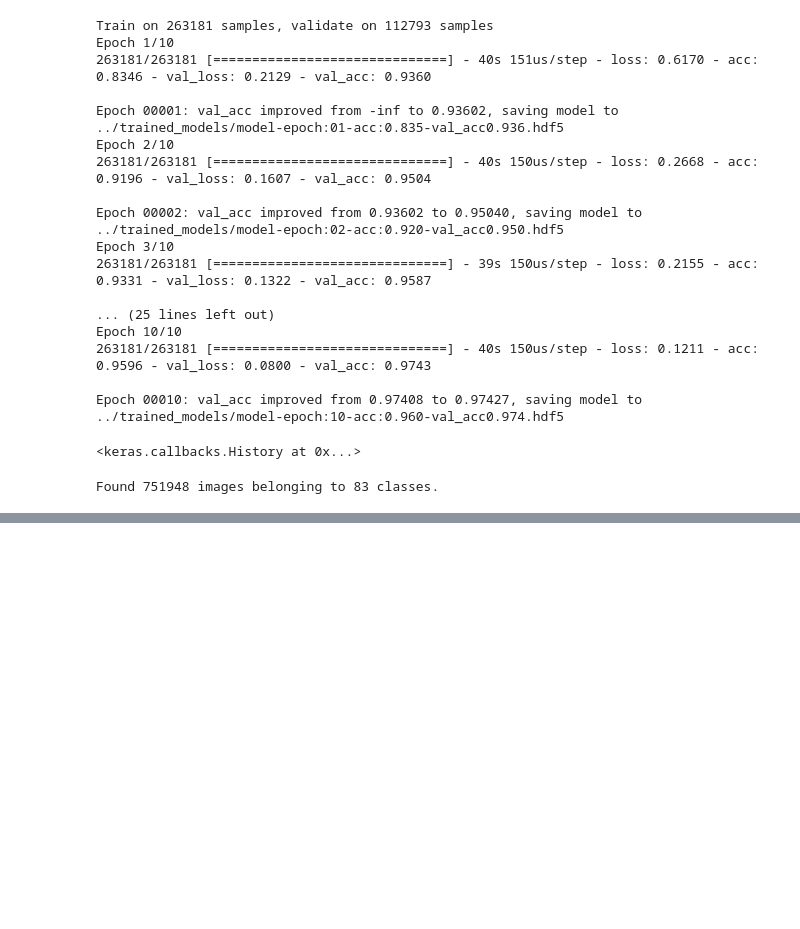
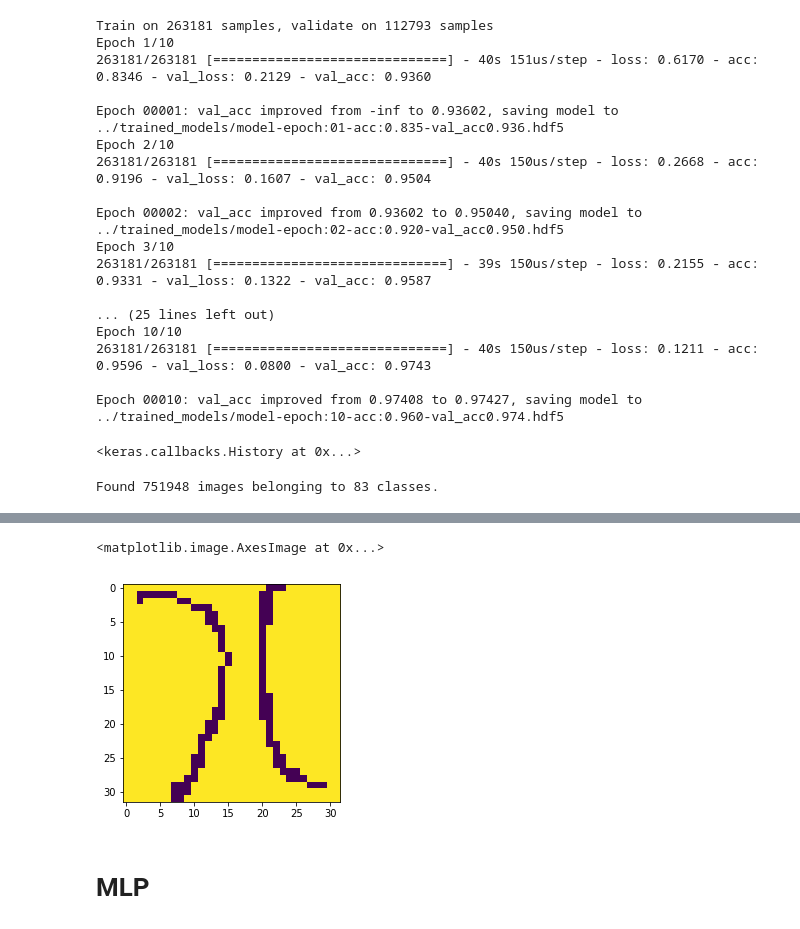
Before and after one commit to justachetan/img2latex, a Jupyter notebook: character_classification/notebooks/character_classification.ipynb, the cells around one changed output, grey strips where cells are left out. Drawn from its saved outputs; the diff is of its cells as text; code cells hidden in the pictures; blank space fills up the shorter version.

```diff
--- a/character_classification/notebooks/character_classification.ipynb
+++ b/character_classification/notebooks/character_classification.ipynb
@@ -229,0 +274,7 @@ SyntaxError: invalid syntax (<ipython-input-193-ec29b05cd63f>, line 1)
+# %%
+plt.imshow(X_train[i_i].reshape(32,32))
+# %% [output]
+<matplotlib.image.AxesImage at 0x...>
+[figure, added]
+# %% [markdown]
+# MLP
```
Also changed, not shown: parts of 25 cells of this notebook.
